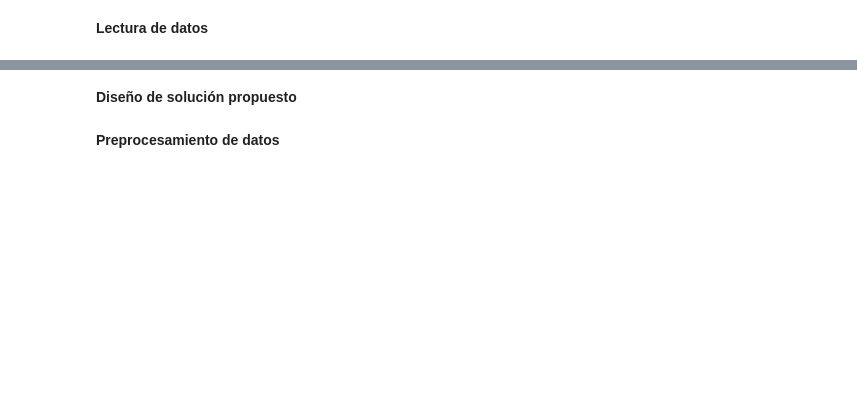
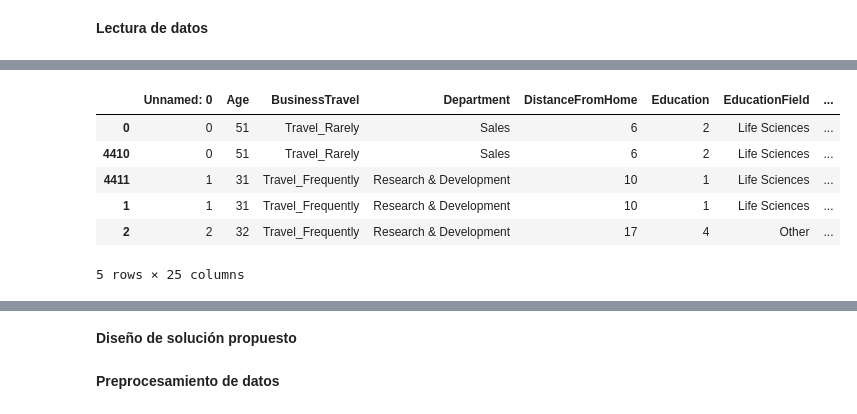
Before and after one commit to MariaGabrielp/HR_Analitica, a Jupyter notebook: Perez_Gonzalez_HR.ipynb, the cells around one changed output, grey strips where cells are left out. Cells and saved outputs as stored; diff of their text form; code cells hidden in the pictures; blank space fills up the shorter version.

```diff
--- a/Perez_Gonzalez_HR.ipynb
+++ b/Perez_Gonzalez_HR.ipynb
@@ -21,0 +85,10 @@ df_retir = pd.read_csv("https://raw.githubusercontent.com/MariaGabrielp/HR_Anali
+# %%
+df_general.sort_values(by=["EmployeeID"],ascending=1).head(5)
+# %% [output]
+|  | Unnamed: 0 | Age | BusinessTravel | Department | DistanceFromHome | Education | EducationField | ... |
+| 0 | 0 | 51 | Travel_Rarely | Sales | 6 | 2 | Life Sciences | ... |
+| 4410 | 0 | 51 | Travel_Rarely | Sales | 6 | 2 | Life Sciences | ... |
+| 4411 | 1 | 31 | Travel_Frequently | Research & Development | 10 | 1 | Life Sciences | ... |
+| 1 | 1 | 31 | Travel_Frequently | Research & Development | 10 | 1 | Life Sciences | ... |
+| 2 | 2 | 32 | Travel_Frequently | Research & Development | 17 | 4 | Other | ... |
+5 rows × 25 columns
```
Also changed, not shown: parts of 13 cells of this notebook.
